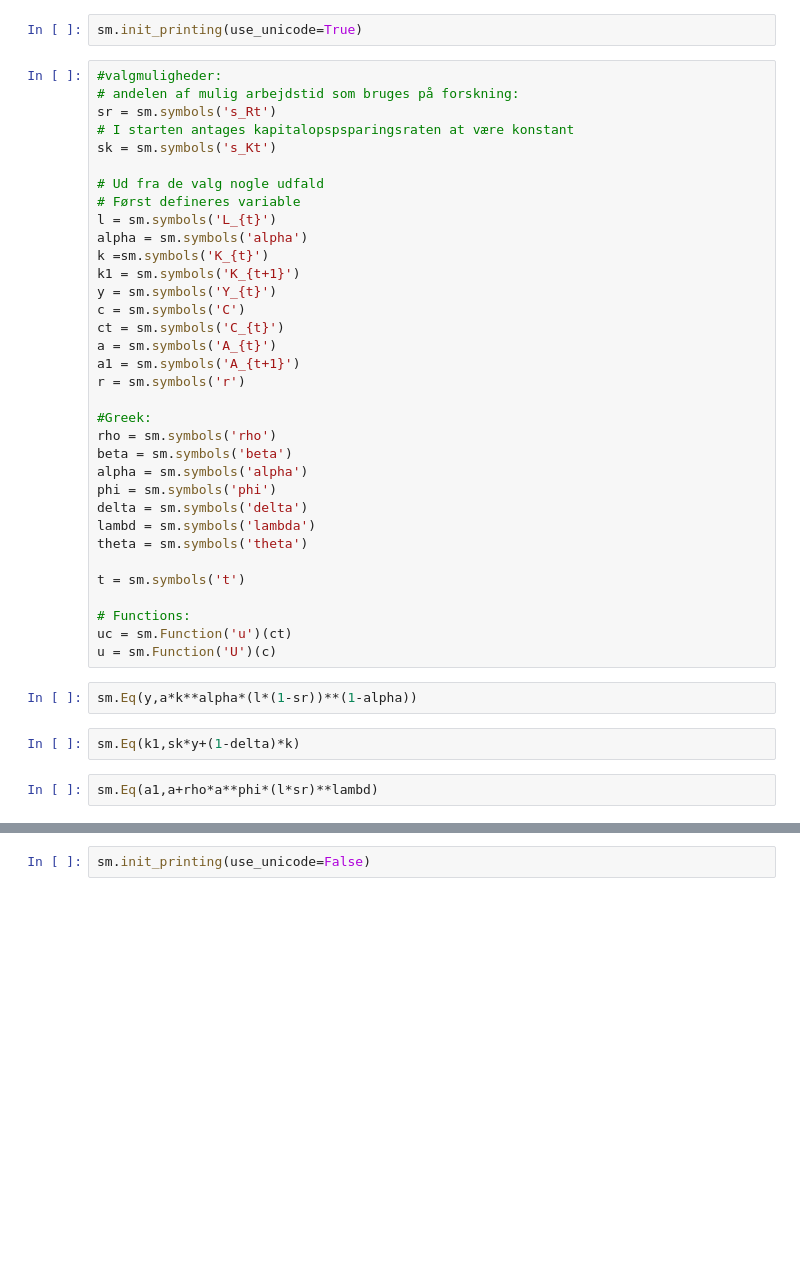
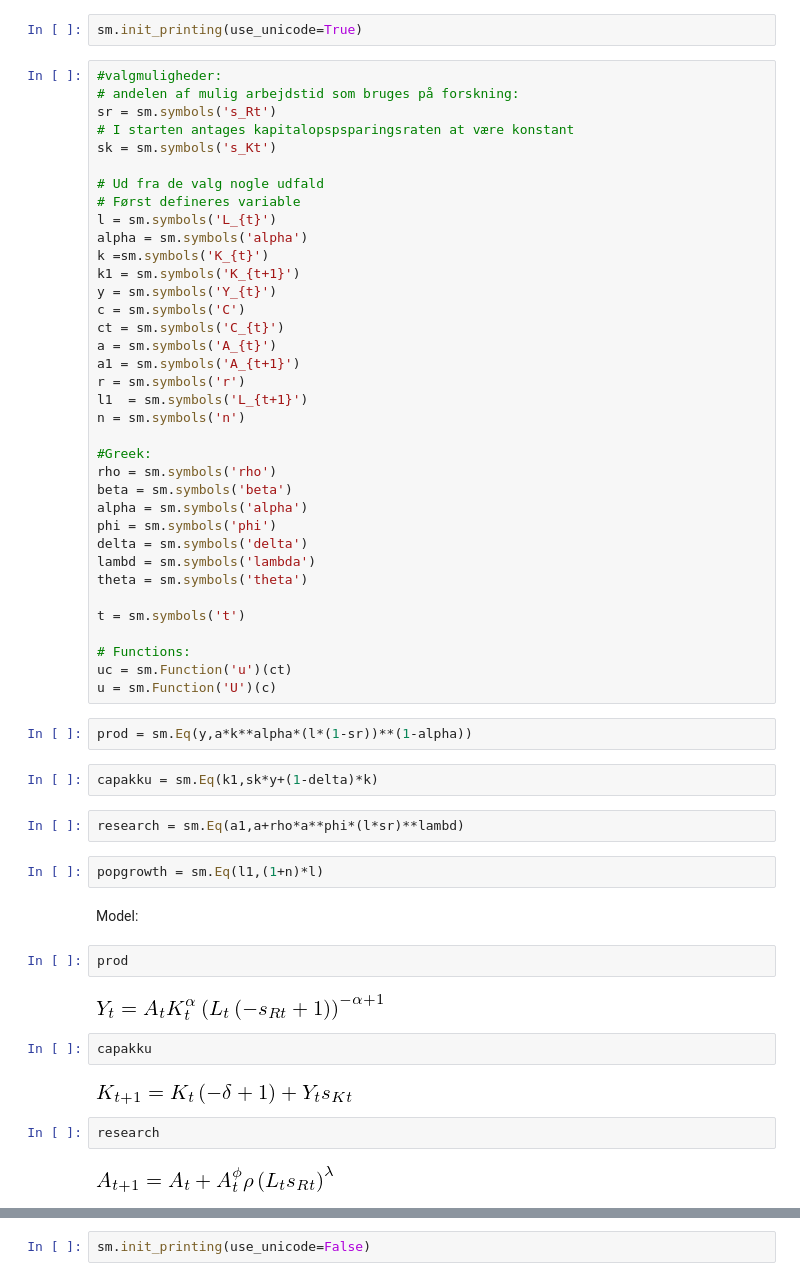
Before and after one commit to NumEconCopenhagen/projects-2019-unity, a Jupyter notebook: modelproject/modelproject/Rod/Ren SolowRD.ipynb, the cells around one changed output, grey strips where cells are left out. Drawn from its saved outputs; the diff is of its cells as text; blank space fills up the shorter version.

```diff
--- a/modelproject/modelproject/Rod/Ren SolowRD.ipynb
+++ b/modelproject/modelproject/Rod/Ren SolowRD.ipynb
@@ -29,6 +25,8 @@ ct = sm.symbols('C_{t}')
 a = sm.symbols('A_{t}')
 a1 = sm.symbols('A_{t+1}')
 r = sm.symbols('r')
+l1  = sm.symbols('L_{t+1}')
+n = sm.symbols('n')
 
 #Greek:
 rho = sm.symbols('rho')
@@ -45,8 +43,24 @@ t = sm.symbols('t')
 uc = sm.Function('u')(ct)
 u = sm.Function('U')(c)
 # %%
-sm.Eq(y,a*k**alpha*(l*(1-sr))**(1-alpha))
+prod = sm.Eq(y,a*k**alpha*(l*(1-sr))**(1-alpha))
 # %%
-sm.Eq(k1,sk*y+(1-delta)*k)
+capakku = sm.Eq(k1,sk*y+(1-delta)*k)
 # %%
-sm.Eq(a1,a+rho*a**phi*(l*sr)**lambd)
+research = sm.Eq(a1,a+rho*a**phi*(l*sr)**lambd)
+# %%
+popgrowth = sm.Eq(l1,(1+n)*l)
+# %% [markdown]
+Model:
+# %%
+prod
+# %% [output]
+[figure, added]
+# %%
+capakku
+# %% [output]
+[figure, added]
+# %%
+research
+# %% [output]
+[figure, added]
```
Also changed, not shown: parts of 25 cells of this notebook, 2 other files.
